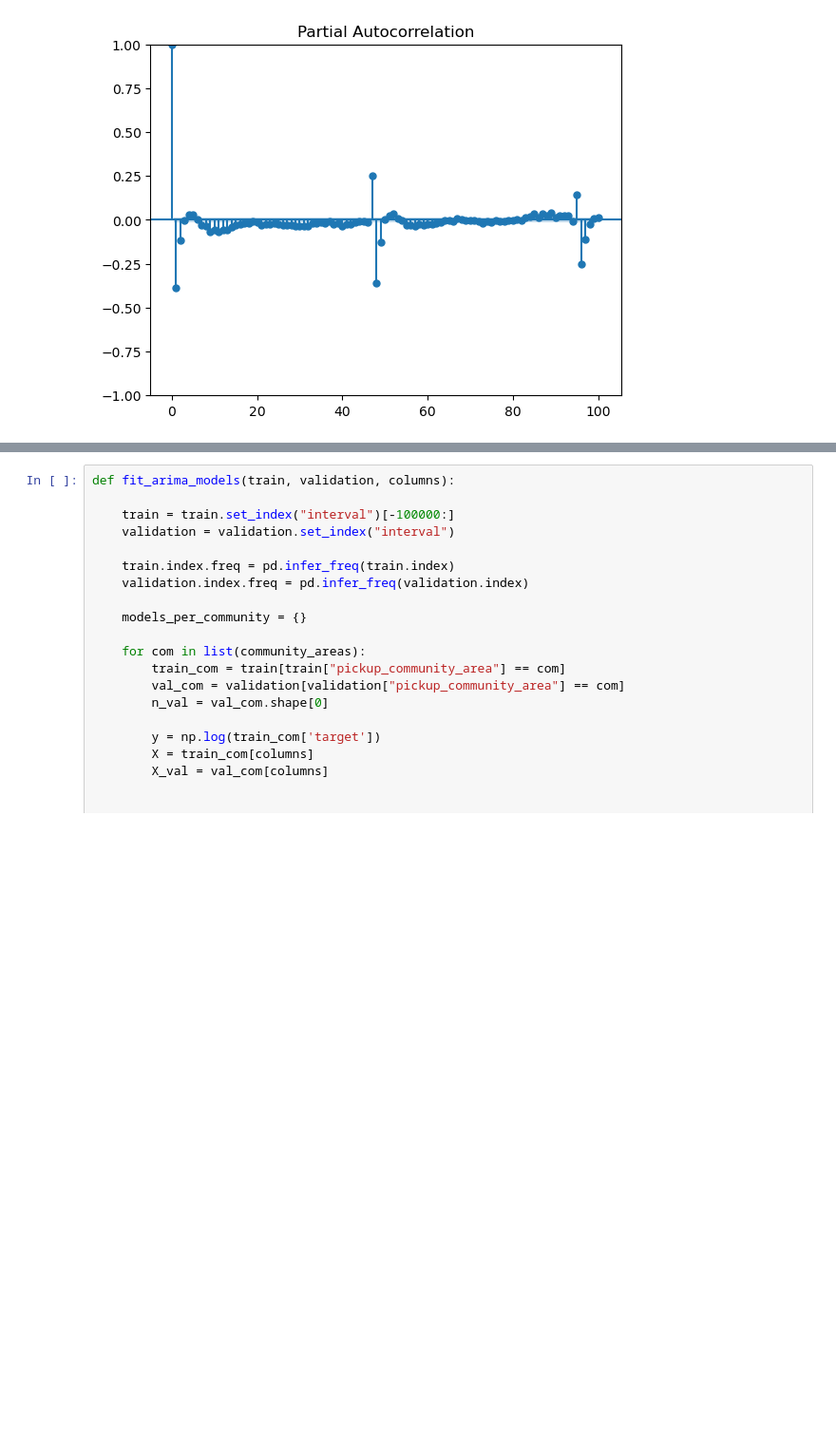
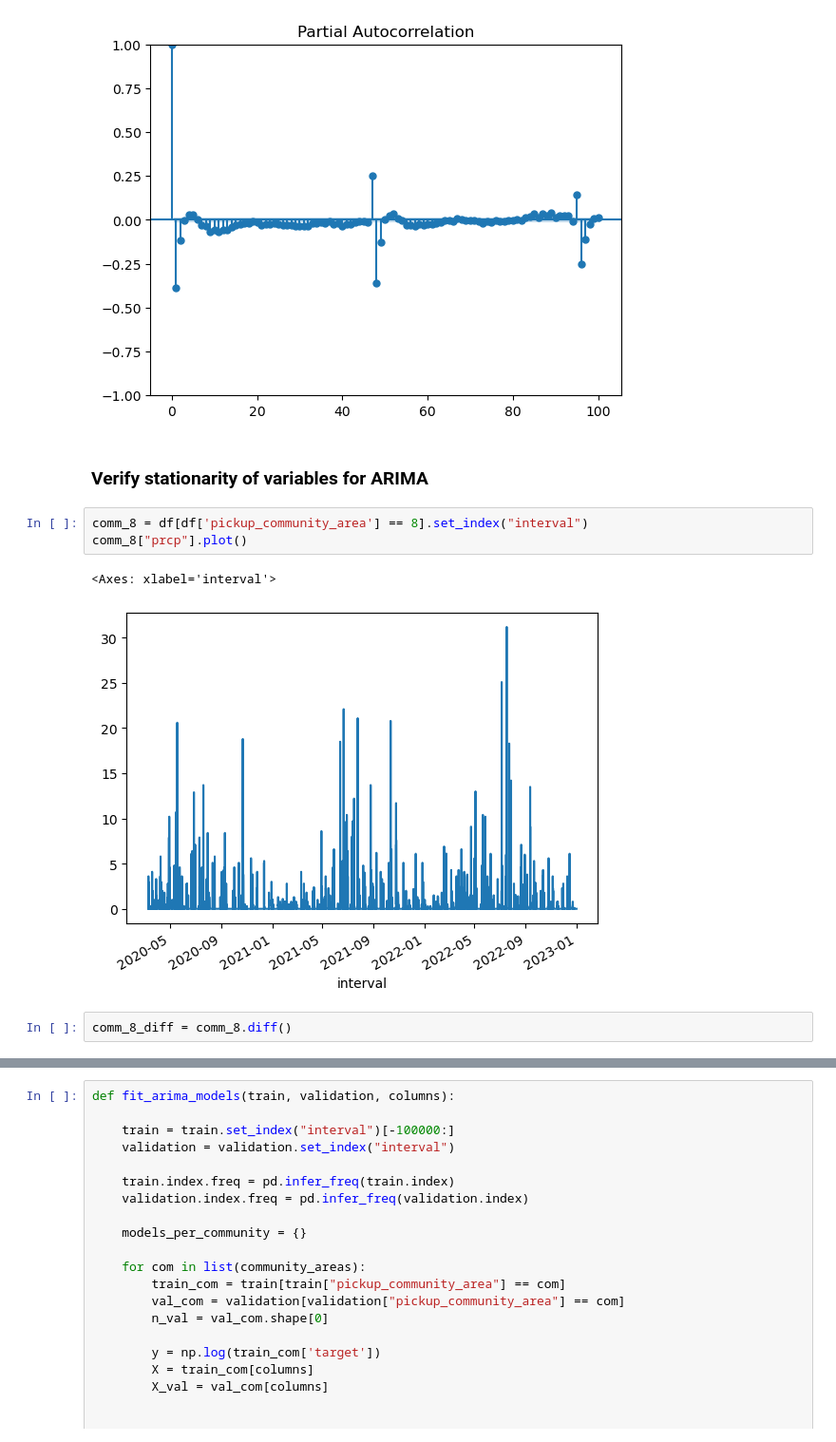
Before and after one commit to GarettKaube/Ride-Sharing-Spatio-Temporal-Demand-Forecasting-System, a Jupyter notebook: modeling.ipynb, the cells around one changed output, grey strips where cells are left out. Shown at 95% size. Drawn from its saved outputs; the diff is of its cells as text; blank space fills up the shorter version.

```diff
--- a/modeling.ipynb
+++ b/modeling.ipynb
@@ -896,3 +874,13 @@ pacf = plot_pacf(train_com1_seas_diff, lags = 100)
 # %% [output]
 [figure]
 [figure]
+# %% [markdown]
+### Verify stationarity of variables for ARIMA
+# %%
+comm_8 = df[df['pickup_community_area'] == 8].set_index("interval")
+comm_8["prcp"].plot()
+# %% [output]
+<Axes: xlabel='interval'>
+[figure, added]
+# %%
+comm_8_diff = comm_8.diff()
```
Also changed, not shown: parts of 58 cells of this notebook.
